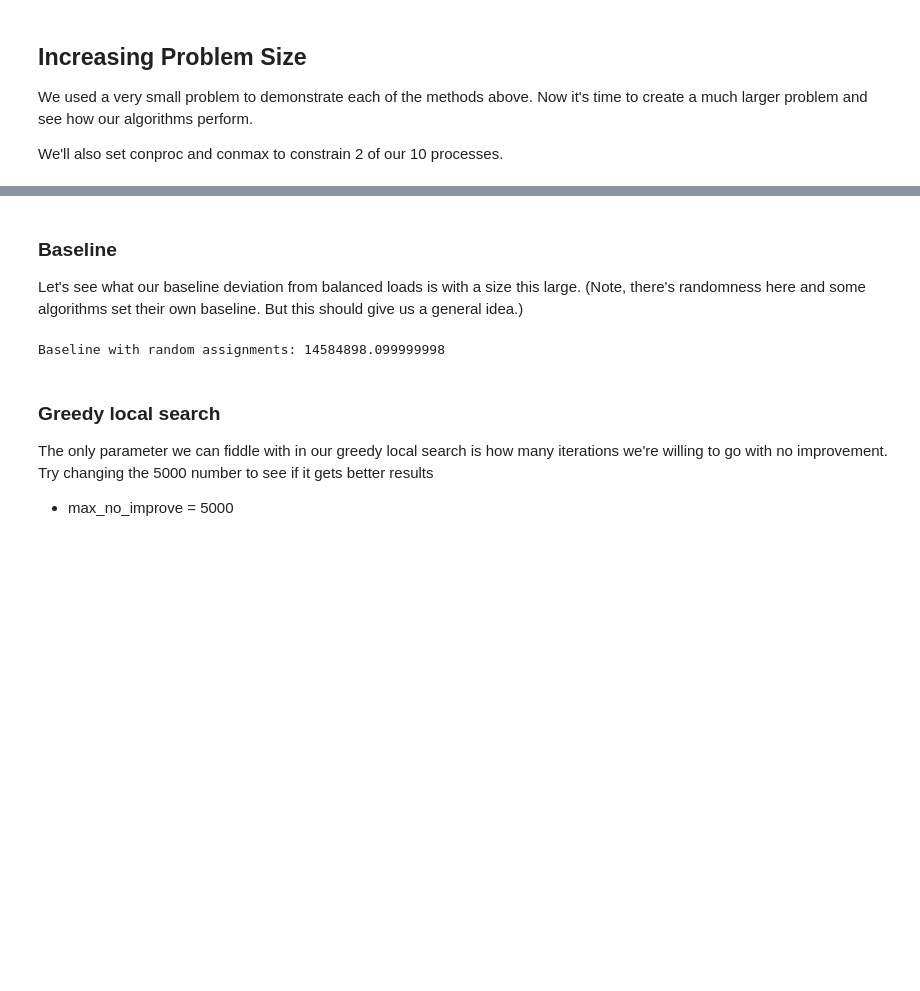
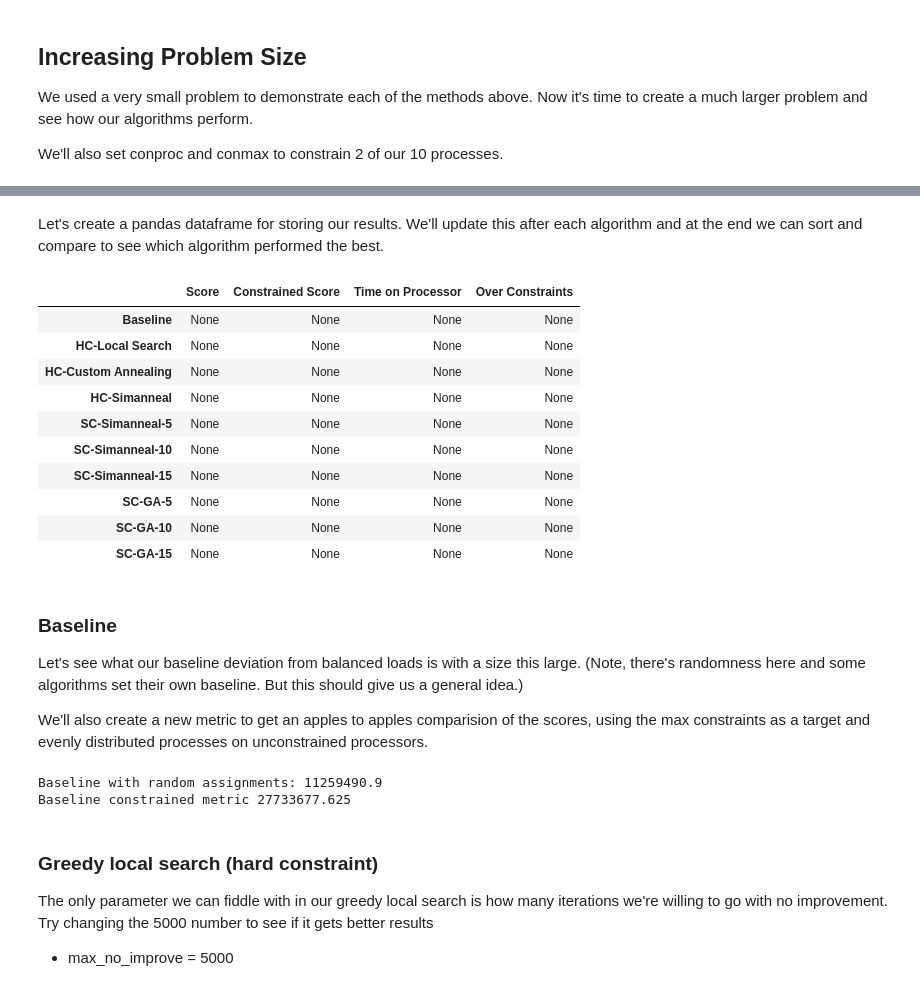
Before and after one commit to DeannaDS/shared, a Jupyter notebook: ds775/Lesson_05_Load_Balancing_With_Constraints.ipynb, the cells around one changed output, grey strips where cells are left out. Drawn from its saved outputs; the diff is of its cells as text; code cells hidden in the pictures; blank space fills up the shorter version.

Commit message:
constraint update

```diff
--- a/ds775/Lesson_05_Load_Balancing_With_Constraints.ipynb
+++ b/ds775/Lesson_05_Load_Balancing_With_Constraints.ipynb
@@ -682,14 +778,75 @@ Total time on each processor, if completely balanced: 11422.3
+# %% [markdown]
+Let's create a pandas dataframe for storing our results. We'll update this after each algorithm and at the end we can sort and compare to see which algorithm performed the best.
+# %%
+#set up a dataframe for storing results for the random forest
+import pandas as pd
+r_df = pd.DataFrame({'Score': [None,None,None,None,None,None,None,None,None,None],
+                     'Constrained Score': [None,None,None,None,None,None,None,None,None,None],
+                      'Time on Processor': [None,None,None,None,None,None,None,None,None,None],
+                    'Over Constraints': [None,None,None,None,None,None,None,None,None,None]},
+                     index=['Baseline', 'HC-Local Search', 'HC-Custom Annealing',
+                            'HC-Simanneal','SC-Simanneal-5', 'SC-Simanneal-10', 'SC-Simanneal-15',
+                           'SC-GA-5', 'SC-GA-10', 'SC-GA-15'])
+
+
+pd.set_option('display.float_format', '{:.2f}'.format)
+pd.set_option('max_colwidth', 200)
+#create a function for updating the grid
+def updateResults(df,score,c_score,time,approach,assign,conproc,conmax):
+    over_max = True in [sum(times[assign==c]) > conmax[c] for c in conproc]
+    df.loc[approach, 'Score'] = score
+    df.loc[approach, 'Constrained Score'] = c_score
+    df.loc[approach, 'Time on Processor'] = time
+    df.loc[approach, 'Over Constraints'] = over_max
+    return(df)
+r_df
+# %% [output]
+|  | Score | Constrained Score | Time on Processor | Over Constraints |
+| Baseline | None | None | None | None |
+| HC-Local Search | None | None | None | None |
+| HC-Custom Annealing | None | None | None | None |
+| HC-Simanneal | None | None | None | None |
+| SC-Simanneal-5 | None | None | None | None |
+| SC-Simanneal-10 | None | None | None | None |
+| SC-Simanneal-15 | None | None | None | None |
+| SC-GA-5 | None | None | None | None |
+| SC-GA-10 | None | None | None | None |
+| SC-GA-15 | None | None | None | None |
 # %% [markdown]
 ### Baseline
 Let's see what our baseline deviation from balanced loads is with a size this large. (Note, there's randomness here and some algorithms set their own baseline. But this should give us a general idea.)
+
+We'll also create a new metric to get an apples to apples comparision of the scores, using the max constraints as a target and evenly distributed processes on unconstrained processors.
-# %%
-#get the baseline
-baseline = balance_metric(np.random.randint(low=0,high=k,size=n),times,k)
-print('Baseline with random assignments:', baseline)
-# %% [output]
-Baseline with random assignments: 14584898.099999998
+# %%
+# constrained objective function = total squared deviation of times from balanced times, accounting for constraints
+def get_c_metric(assign,times,k,conproc,conmax):
+    #get the total time
+    total = sum(times)
+    #get the total that should be balanced
+    balance_target = ((total-sum(conmax))/(k-len(conproc)))
+    #get the unconstrained processors
+    uncon = np.delete(np.array(range(k)), np.array(conproc))
+    #sum the unconstrained processor deviation
+    dev_uncon = sum( (sum(times[assign==j])-balance_target)**2 for j in uncon )
+    #sum the absolute difference on constrained processors
+    dev_cons = sum( (sum(times[assign==j])-conmax[j])**2 for j in conproc )
+    return dev_uncon + dev_cons
+
+
+#get the baseline
+assign = np.random.randint(low=0,high=k,size=n)
+time_on_proc = [ sum(times[assign==j]) for j in range(k)]
+baseline = balance_metric(assign,times,k)
+print('Baseline with random assignments:', baseline)
+c_metric = get_c_metric(assign,times,k,conproc,conmax)
+print('Baseline constrained metric', c_metric)
+
+r_df = updateResults(r_df,baseline,c_metric,time_on_proc,'Baseline', assign, conproc, conmax)
+# %% [output]
+Baseline with random assignments: 11259490.9
+Baseline constrained metric 27733677.625
 # %% [markdown]
-### Greedy local search
+### Greedy local search (hard constraint)
 The only parameter we can fiddle with in our greedy local search is how many iterations we're willing to go with no improvement. Try changing the 5000 number to see if it gets better results
 
 * max_no_improve = 5000
```
Also changed, not shown: parts of 47 cells of this notebook.
